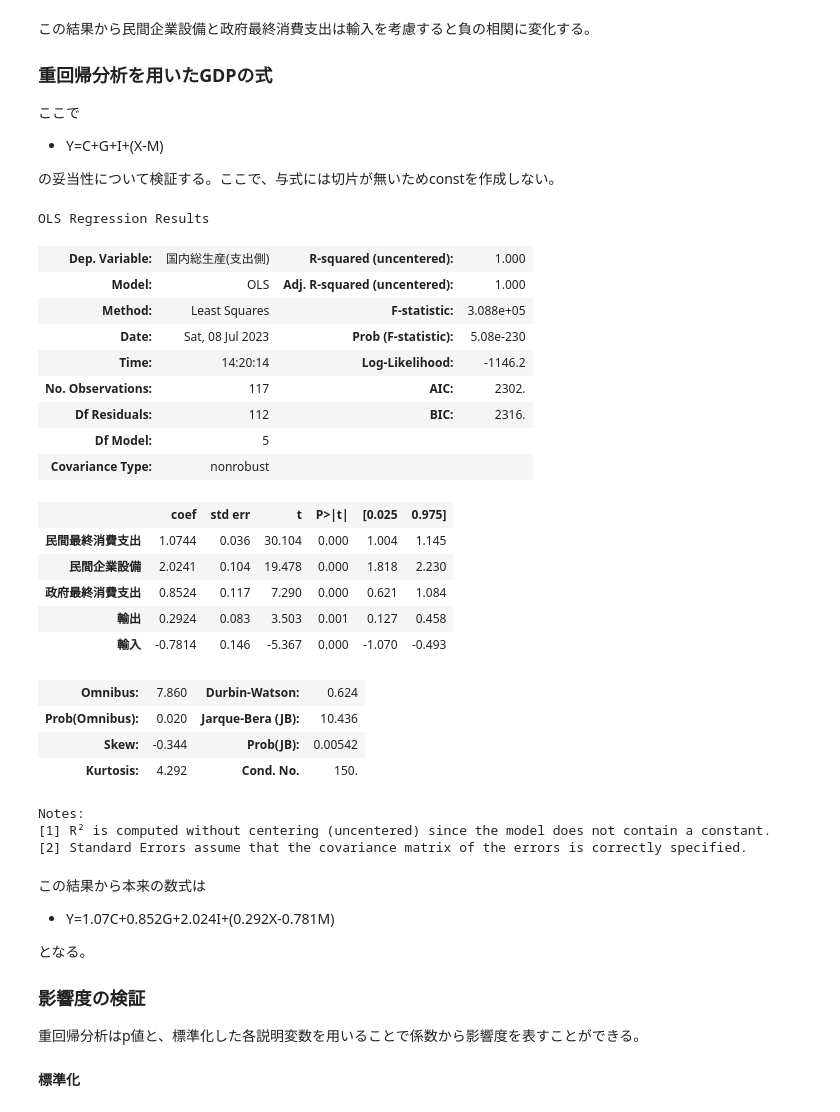
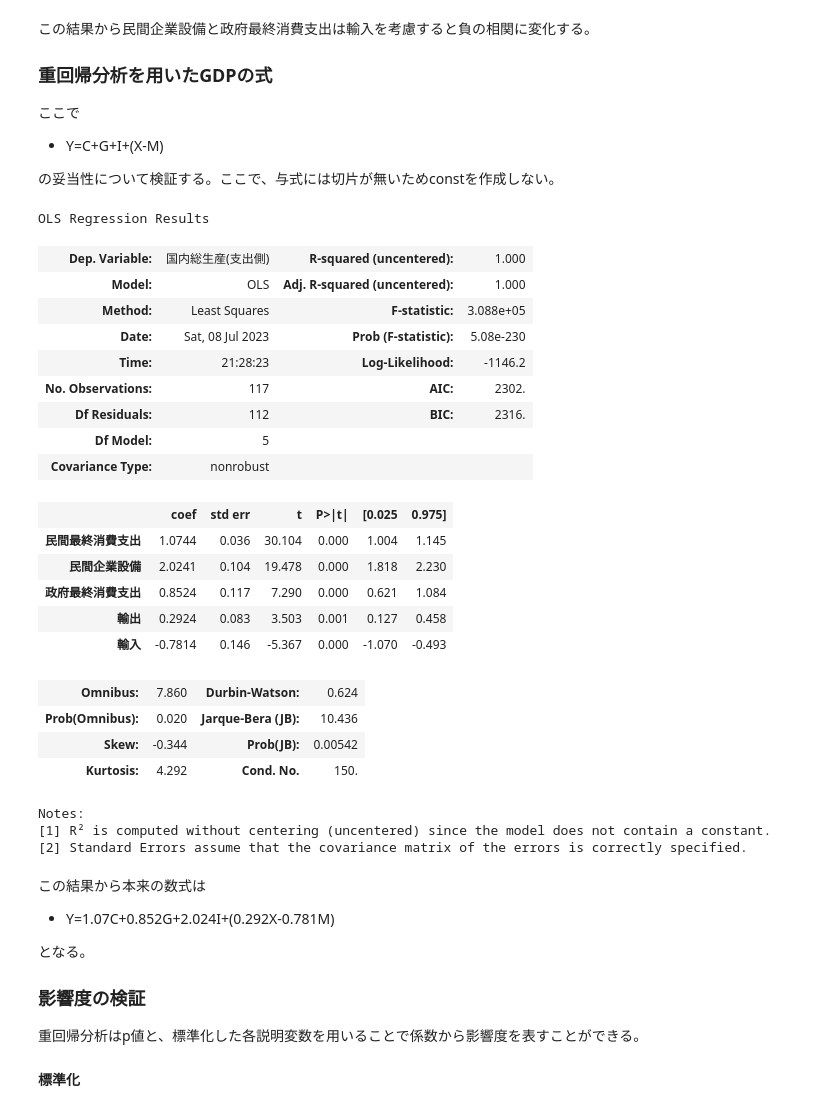
Before and after one commit to NTanaka1994/GDP_Analysis, a Jupyter notebook: GDP_analysis.ipynb, the cells around one changed output. Saved outputs shown, nothing was run; the diff lists cells and outputs as text; code cells hidden in the pictures.

```diff
--- a/GDP_analysis.ipynb
+++ b/GDP_analysis.ipynb
@@ -170,15 +170,15 @@ df_pcorr.query("因子2=='政府最終消費支出' or 因子1=='政府最終消
 
 の妥当性について検証する。ここで、与式には切片が無いためconstを作成しない。
 # %%
-model = model = sm.OLS(y, x).fit()
+model = sm.OLS(y, x).fit()
 model.summary()
 # %% [output]
 OLS Regression Results
 | Dep. Variable: | 国内総生産(支出側) | R-squared (uncentered): | 1.000 |
 | Model: | OLS | Adj. R-squared (uncentered): | 1.000 |
 | Method: | Least Squares | F-statistic: | 3.088e+05 |
 | Date: | Sat, 08 Jul 2023 | Prob (F-statistic): | 5.08e-230 |
-| Time: | 14:20:14 | Log-Likelihood: | -1146.2 |
+| Time: | 21:28:23 | Log-Likelihood: | -1146.2 |
 | No. Observations: | 117 | AIC: | 2302. |
 | Df Residuals: | 112 | BIC: | 2316. |
 | Df Model: | 5 |  |  |
```
Also changed, not shown: parts of 3 cells of this notebook.
